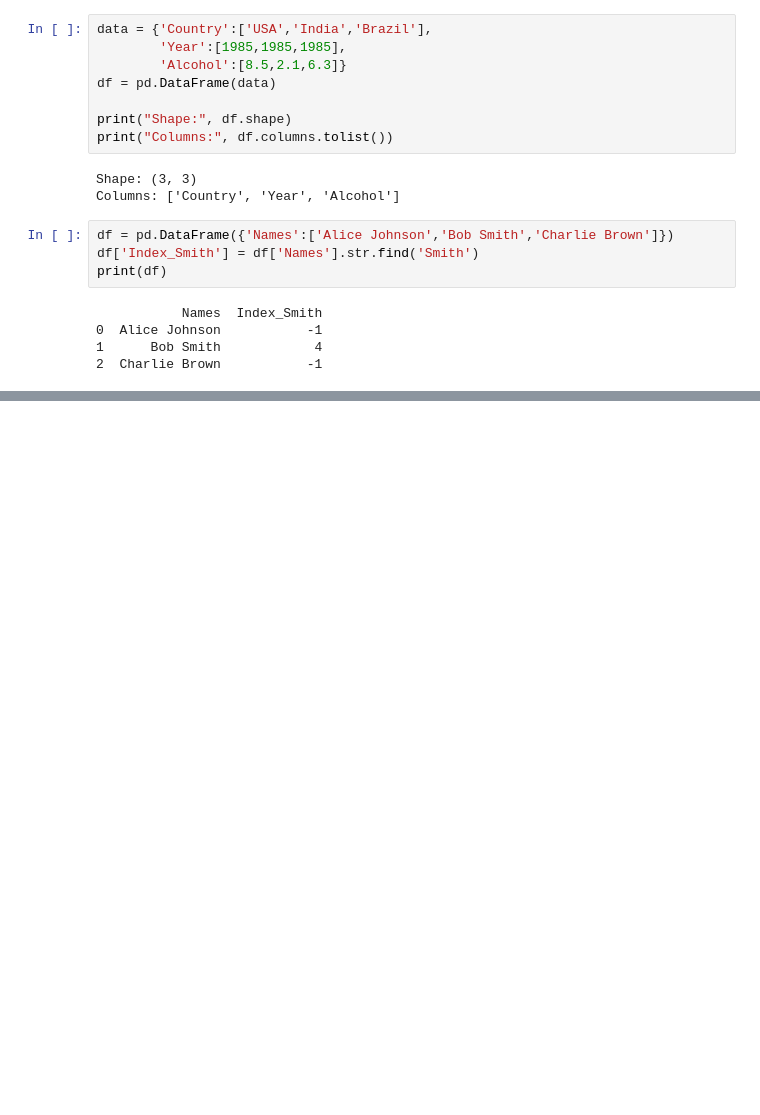
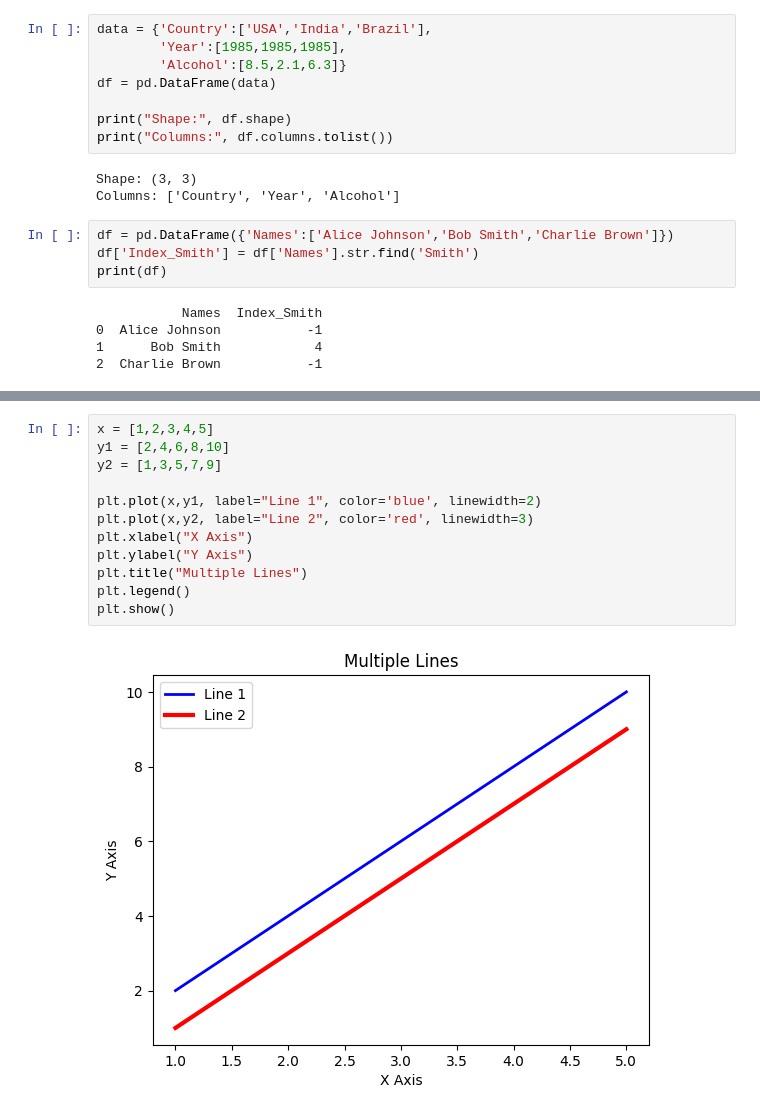
Before and after one commit to monika953/query-processing-lab, a Jupyter notebook: Untitled0.ipynb, the cells around one changed output, grey strips where cells are left out. Cells and saved outputs as stored; diff of their text form; blank space fills up the shorter version.

```diff
--- a/Untitled0.ipynb
+++ b/Untitled0.ipynb
@@ -328,0 +378,14 @@ print(df)
+# %%
+x = [1,2,3,4,5]
+y1 = [2,4,6,8,10]
+y2 = [1,3,5,7,9]
+
+plt.plot(x,y1, label="Line 1", color='blue', linewidth=2)
+plt.plot(x,y2, label="Line 2", color='red', linewidth=3)
+plt.xlabel("X Axis")
+plt.ylabel("Y Axis")
+plt.title("Multiple Lines")
+plt.legend()
+plt.show()
+# %% [output]
+[figure, added]
```
Also changed, not shown: parts of 18 cells of this notebook.
